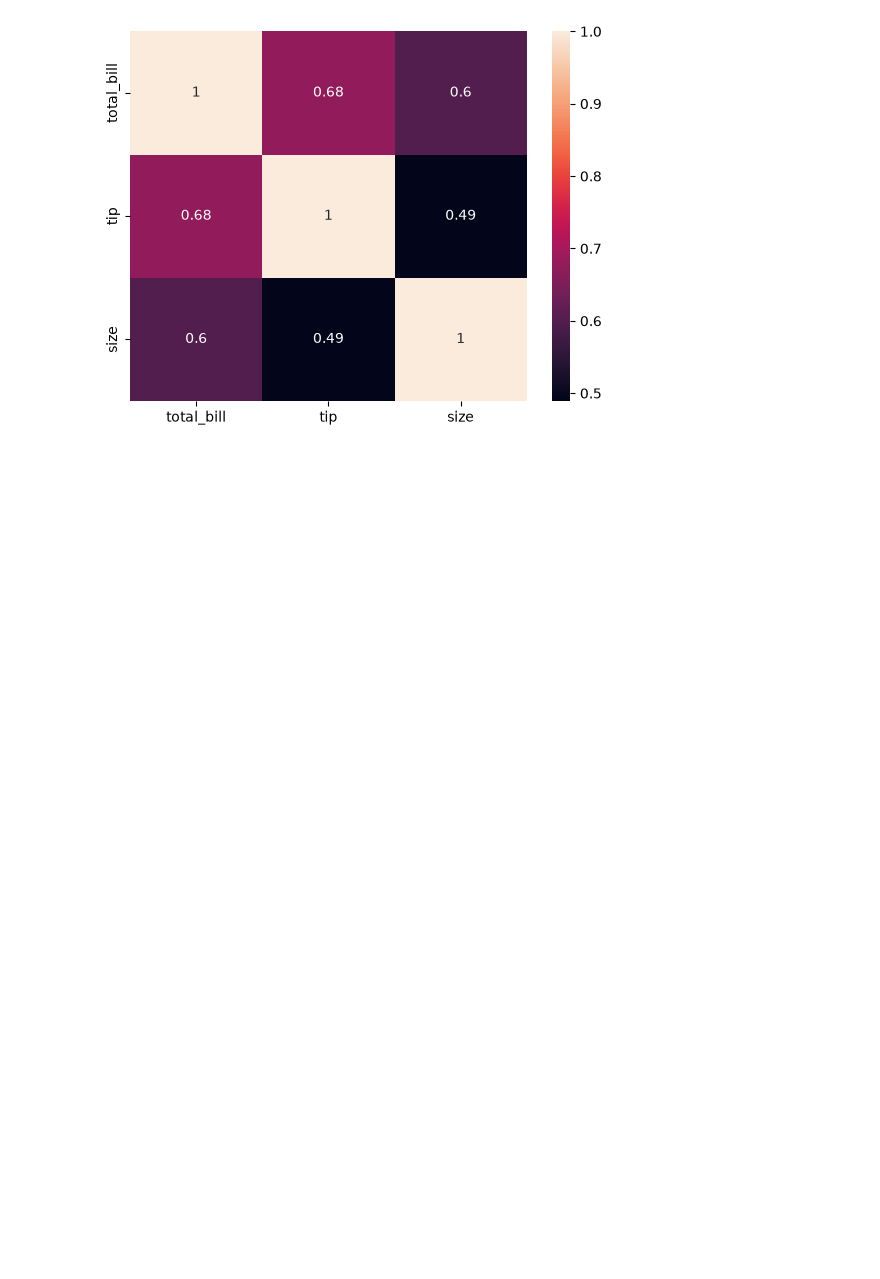
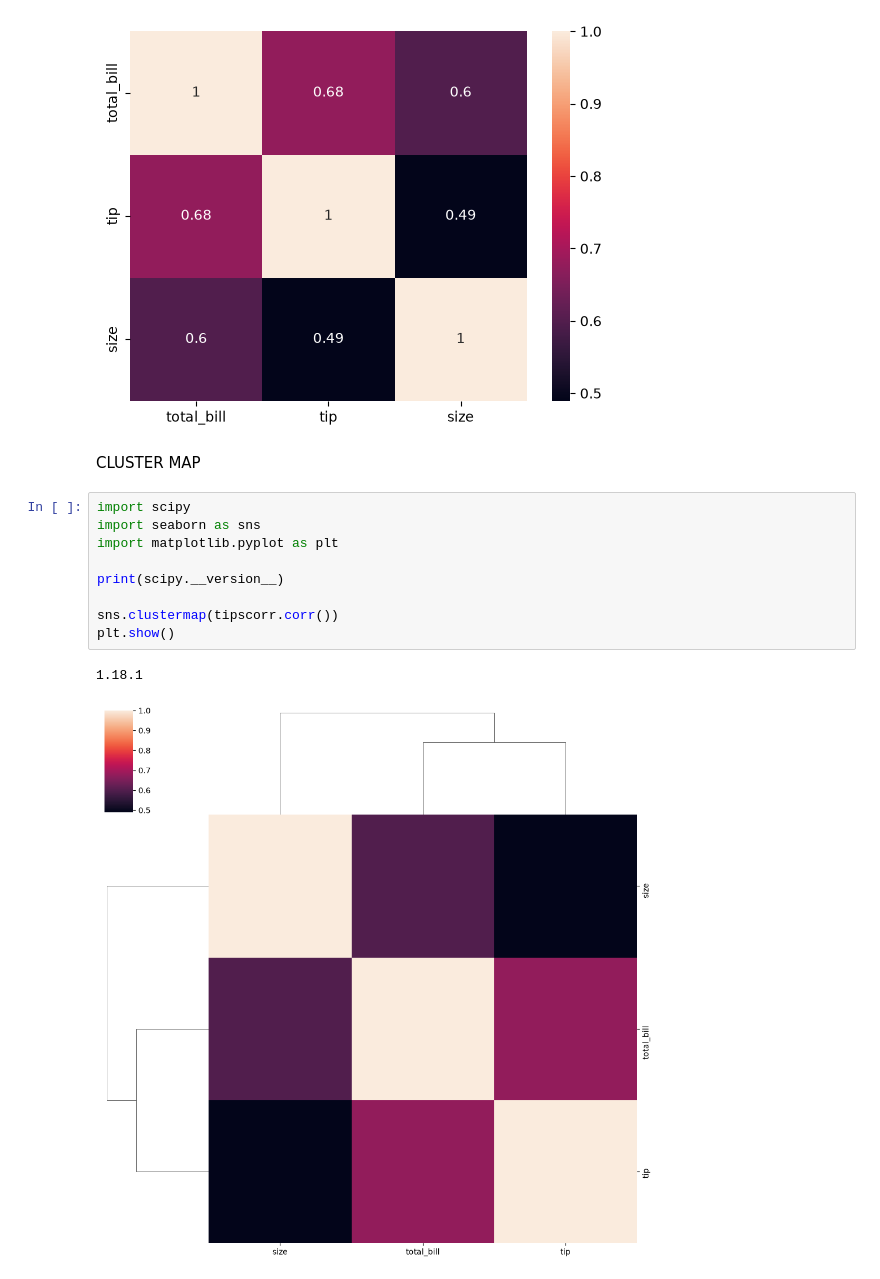
Before and after one commit to Mamtarawat1121/python-by--mamta, a Jupyter notebook: matplotlib/Matrixplot.ipynb, the cells around one changed output. Drawn from its saved outputs; the diff is of its cells as text; blank space fills up the shorter version.

```diff
--- a/matplotlib/Matrixplot.ipynb
+++ b/matplotlib/Matrixplot.ipynb
@@ -71,3 +71,17 @@ sns.heatmap(tipscorr.corr(),annot = True)
 # %% [output]
 <Axes: >
 [figure]
+# %% [markdown]
+CLUSTER MAP
+# %%
+import scipy
+import seaborn as sns
+import matplotlib.pyplot as plt
+
+print(scipy.__version__)
+
+sns.clustermap(tipscorr.corr())
+plt.show()
+# %% [output]
+1.18.1
+[figure, added]
```
Also changed, not shown: parts of 4 cells of this notebook.
